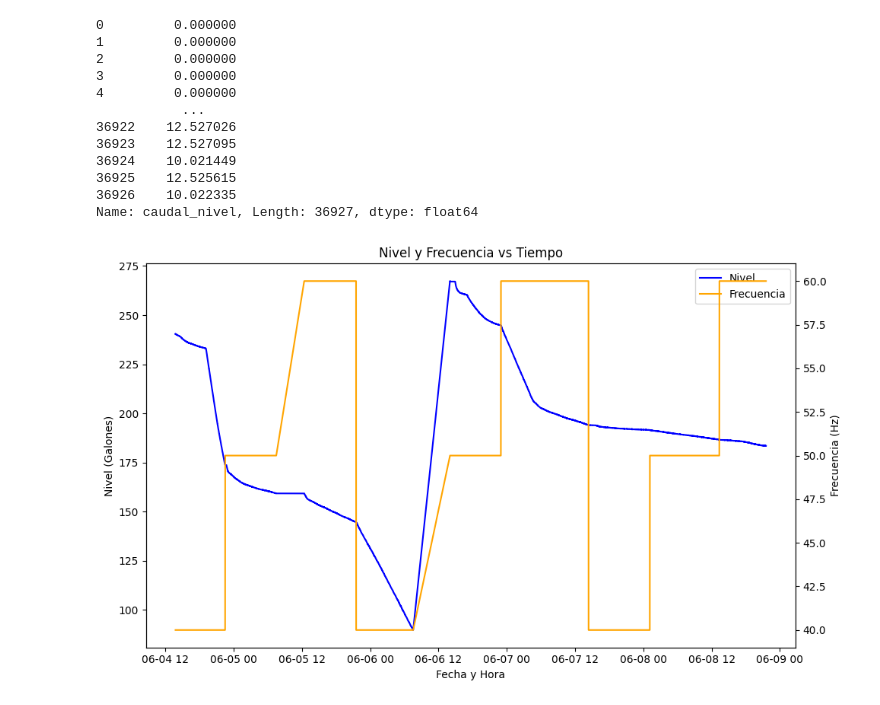
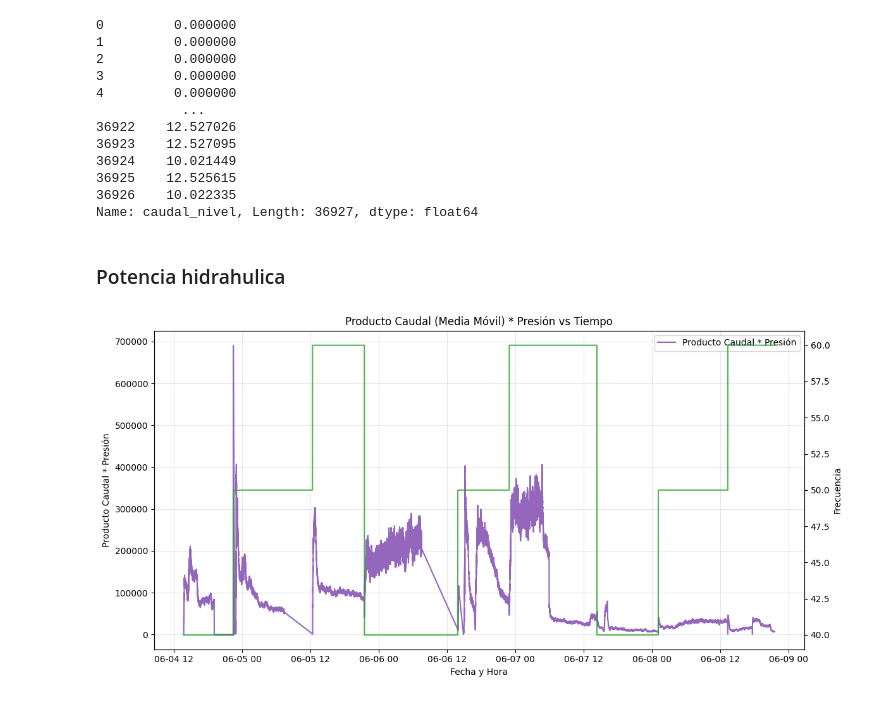
Before and after one commit to Naz-015/ARTCHEM, a Jupyter notebook: supabase_dashboard/Analisis Flujo/Analisis.ipynb, the cells around one changed output. Cells and saved outputs as stored; diff of their text form; code cells hidden in the pictures.

```diff
--- a/supabase_dashboard/Analisis Flujo/Analisis.ipynb
+++ b/supabase_dashboard/Analisis Flujo/Analisis.ipynb
@@ -220,35 +243,23 @@ print(df['caudal_nivel'])
 36925    12.525615
 36926    10.022335
 Name: caudal_nivel, Length: 36927, dtype: float64
-# %%
-# variacion de nivel con respecto al tiempo
-
-df_on = df[df['bomba'] == 1]
-
-fig, ax1 = plt.subplots(figsize=(10, 6))
-
-# Eje Y izquierdo
-ax1.plot(df_on['created_at'], df_on['volumen_real'], label='Nivel', color='blue')
-ax1.set_xlabel('Fecha y Hora')
-ax1.set_ylabel('Nivel (Galones)')
-ax1.tick_params(axis='y')
-
-# Eje Y derecho
-ax2 = ax1.twinx()
-ax2.plot(df_on['created_at'], df_on['frecuencia'], label='Frecuencia', color='orange')
-ax2.set_ylabel('Frecuencia (Hz)')
-ax2.tick_params(axis='y')
-
-# Título
-plt.title('Nivel y Frecuencia vs Tiempo')
-
-# Combinar leyendas de ambos ejes
-lines1, labels1 = ax1.get_legend_handles_labels()
-lines2, labels2 = ax2.get_legend_handles_labels()
-ax1.legend(lines1 + lines2, labels1 + labels2, loc='best')
-
-plt.xticks(rotation=45)
-plt.tight_layout()
-plt.show()
-# %% [output]
-[figure, removed]
+# %% [markdown]
+### Potencia hidrahulica
+# %%
+df['producto'] = df['caudal_FIT']* df['presion']
+
+plt.figure(figsize=(12,6))
+ax1 = plt.gca()
+ax1.plot(df['created_at'][df['bomba'] == 1], df['producto'][df['bomba'] == 1], label='Producto Caudal * Presión', color='tab:purple', linewidth=1.5)
+ax1.set_xlabel('Fecha y Hora')
+ax1.set_ylabel('Producto Caudal * Presión')
+ax1.set_title('Producto Caudal (Media Móvil) * Presión vs Tiempo')
+ax1.grid(True, alpha=0.3)
+ax1.legend()
+
+ax2 = ax1.twinx()
+ax2.plot(df['created_at'], df['frecuencia'], label='Nivel', color='tab:green', linewidth=1.5, alpha=0.8)
+ax2.set_ylabel('Frecuencia')
+plt.tight_layout()
+# %% [output]
+[figure, added]
```
Also changed, not shown: parts of 22 cells of this notebook.
